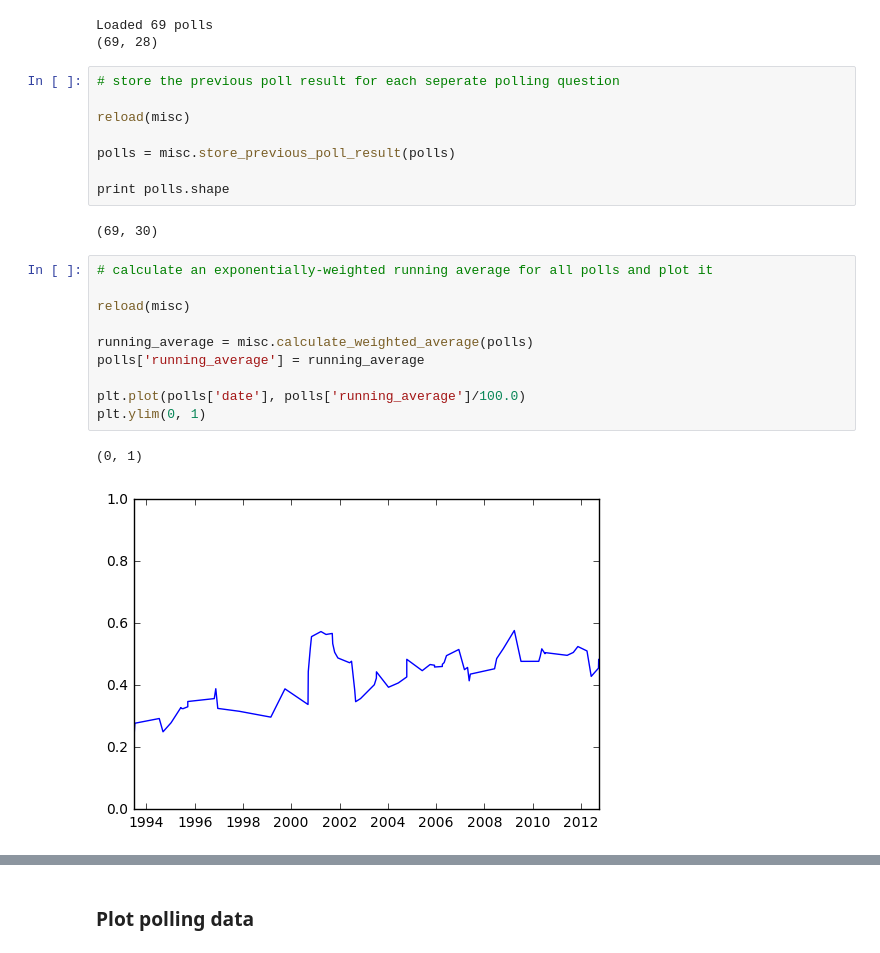
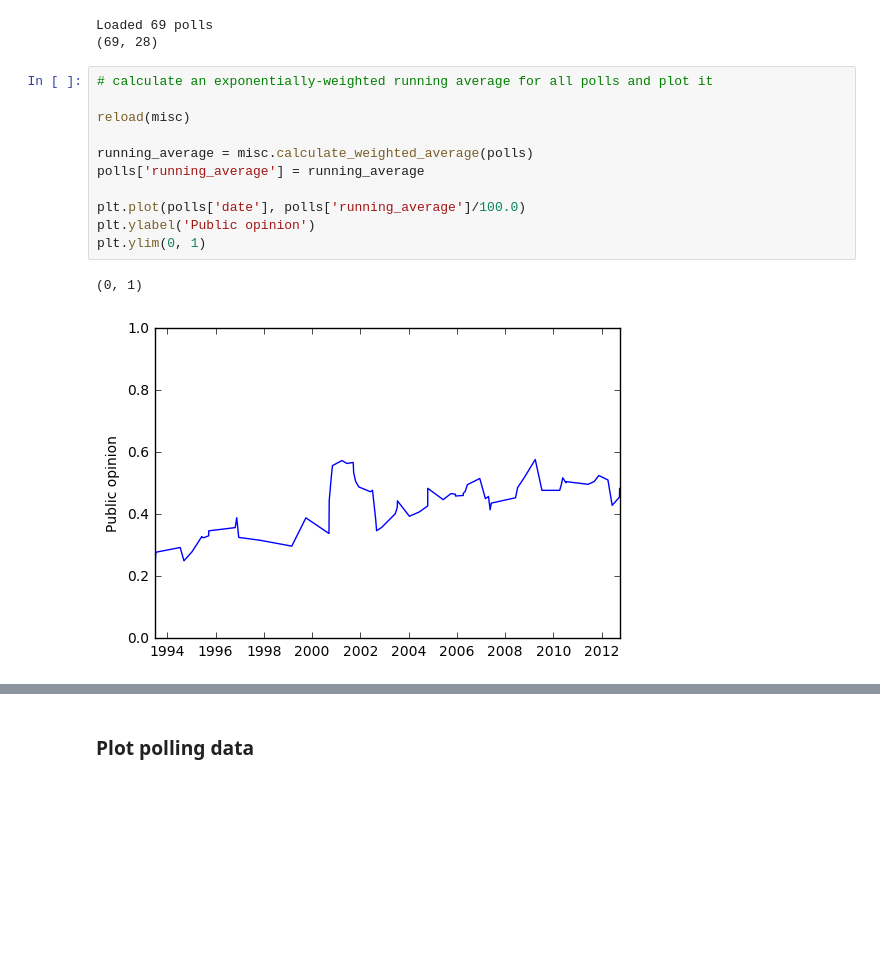
Before and after one commit to dallascard/predicting_public_opinion, a Jupyter notebook: immigration.ipynb, the cells around one changed output, grey strips where cells are left out. Saved outputs shown, nothing was run; the diff lists cells and outputs as text; blank space fills up the shorter version.

```diff
--- a/immigration.ipynb
+++ b/immigration.ipynb
@@ -65,29 +65,20 @@ print polls.shape
 # %% [output]
 Loaded 69 polls
 (69, 28)
-# %%
-# store the previous poll result for each seperate polling question
-
-reload(misc)
-
-polls = misc.store_previous_poll_result(polls)
-
-print polls.shape
-# %% [output]
-(69, 30)
 # %%
 # calculate an exponentially-weighted running average for all polls and plot it
 
 reload(misc)
 
 running_average = misc.calculate_weighted_average(polls)
 polls['running_average'] = running_average
 
 plt.plot(polls['date'], polls['running_average']/100.0)
+plt.ylabel('Public opinion')
 plt.ylim(0, 1)
 # %% [output]
 (0, 1)
-[figure, old version]
+[figure, new version]
 # %%
 reload(misc)
 
```
Also changed, not shown: parts of 16 cells of this notebook, 3 other files.
